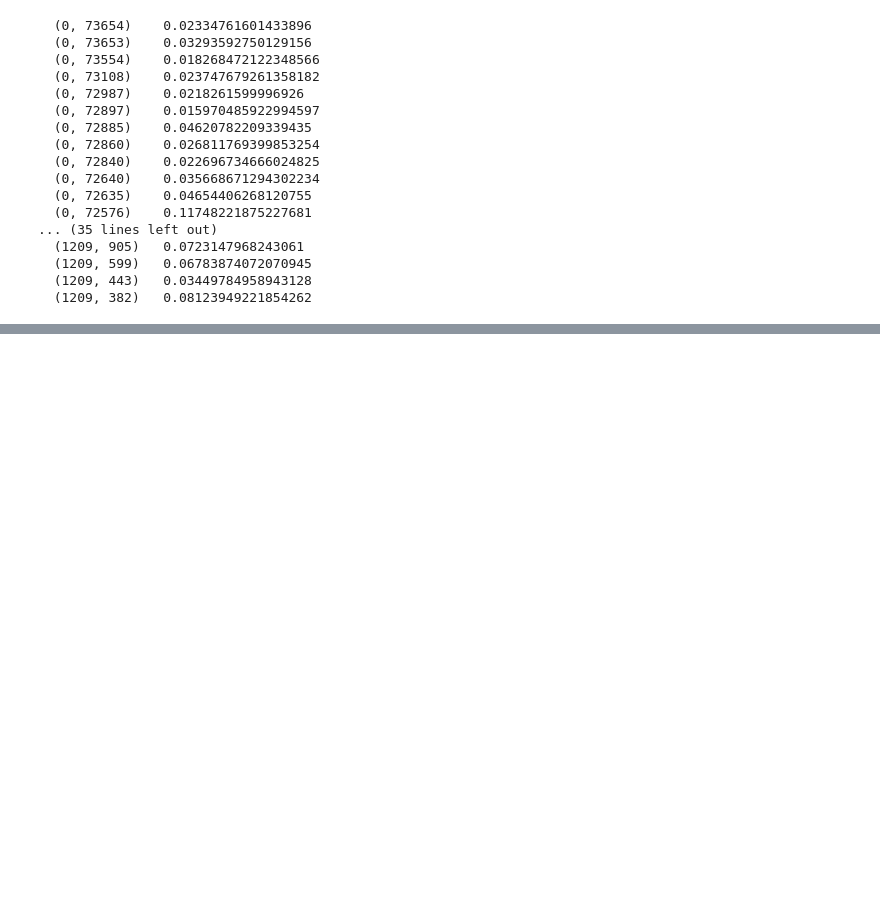
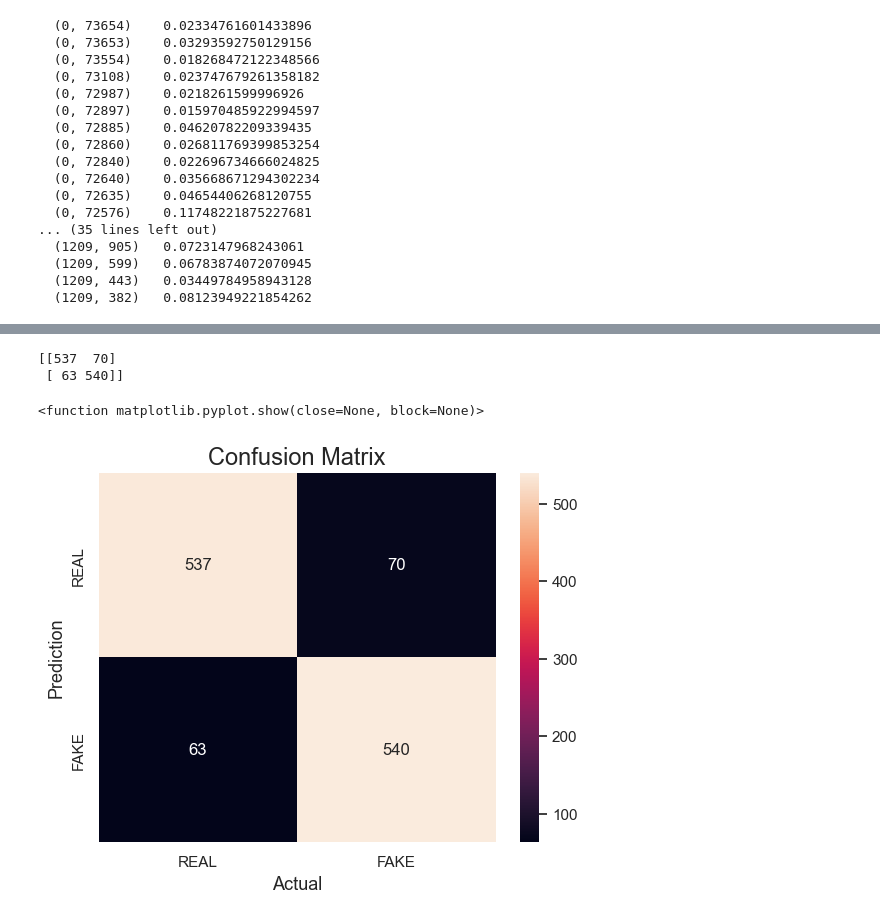
Before and after one commit to bandhavi2913/Fake-news-detection, a Jupyter notebook: Fake news detection.ipynb, the cells around one changed output, grey strips where cells are left out. Cells and saved outputs as stored; diff of their text form; code cells hidden in the pictures; blank space fills up the shorter version.

```diff
--- a/Fake news detection.ipynb
+++ b/Fake news detection.ipynb
@@ -392,0 +499,6 @@ print(accuracy_score(y_test, model.predict(x_test)))
+# %%
+#importing random forest classifier
+from sklearn.ensemble import RandomForestClassifier
+rf=RandomForestClassifier(n_estimators=100, random_state=42)
+model3=rf.fit(x_train,y_train)
+y_pred=model3.predict(x_test)
@@ -392,0 +538,21 @@ print(accuracy_score(y_test, model.predict(x_test)))
+# %%
+#confusion matrix for random forest model
+from sklearn.metrics import confusion_matrix
+cm= confusion_matrix(y_test,y_pred)
+print(cm)
+# %% [output]
+[[537  70]
+ [ 63 540]]
+# %%
+sns.heatmap(cm,
+            annot=True,
+            fmt='g',
+            xticklabels=['REAL','FAKE'],
+            yticklabels=['REAL','FAKE'])
+plt.ylabel('Prediction',fontsize=13)
+plt.xlabel('Actual',fontsize=13)
+plt.title('Confusion Matrix',fontsize=17)
+plt.show
+# %% [output]
+<function matplotlib.pyplot.show(close=None, block=None)>
+[figure, added]
```
Also changed, not shown: parts of 32 cells of this notebook.
